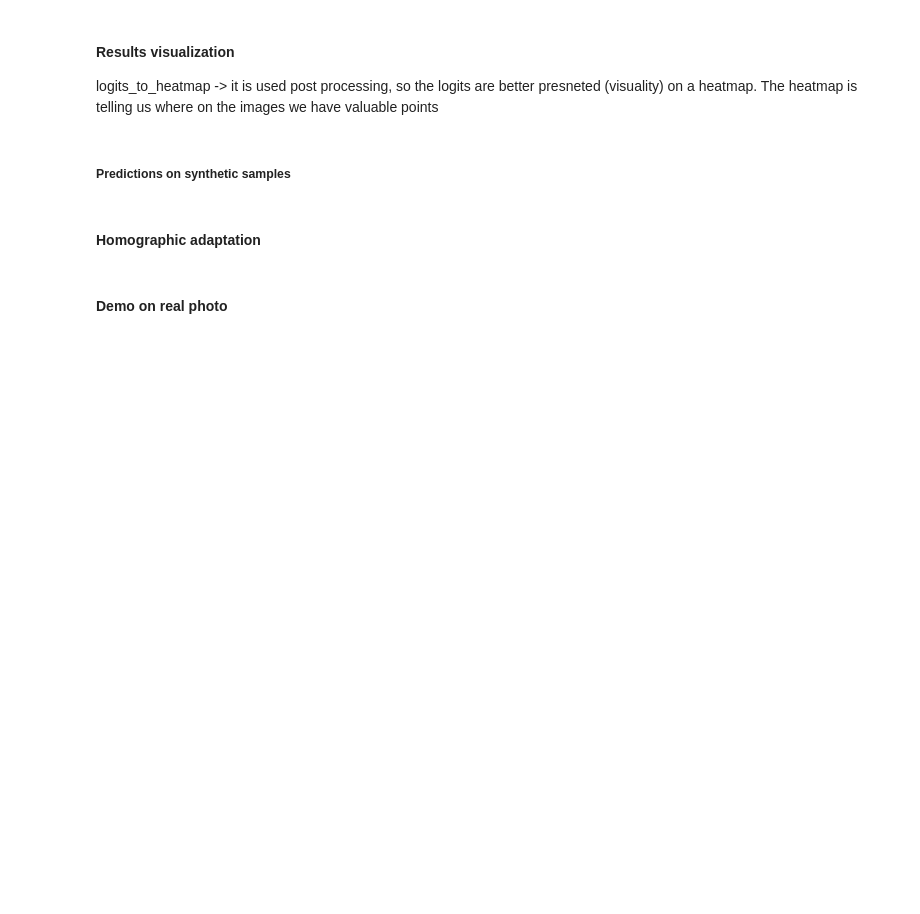
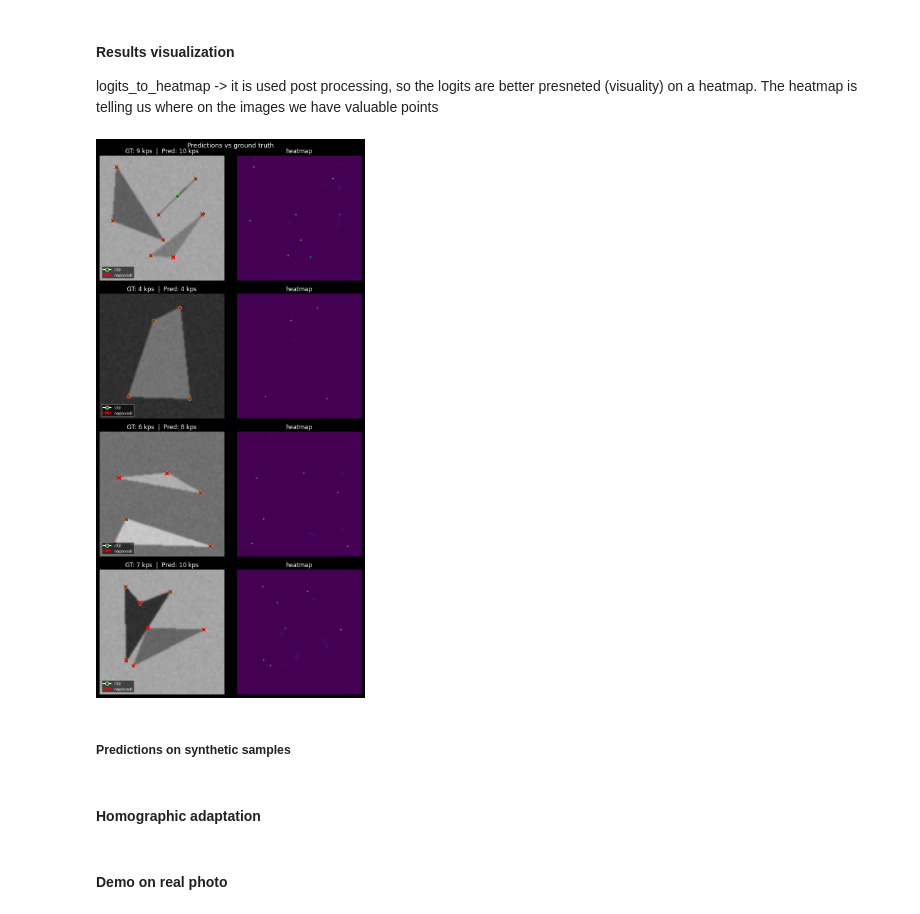
Before and after one commit to korunoskandrea/RV, a Jupyter notebook: vaja_02/detecting_points.ipynb, the cells around one changed output. Saved outputs shown, nothing was run; the diff lists cells and outputs as text; code cells hidden in the pictures; blank space fills up the shorter version.

```diff
--- a/vaja_02/detecting_points.ipynb
+++ b/vaja_02/detecting_points.ipynb
@@ -735,3 +762,59 @@ def load_model(path='models/model_final.pth'):
+# %%
+def show_predictions(model, num_samples=4):
+    IMG_W, IMG_H = 128, 128
+    fig, axs = plt.subplots(num_samples, 2, figsize=(8, 4 * num_samples))
+
+    model.eval()
+    with torch.no_grad():
+        for row in range(num_samples):
+            # generate sample
+            image, ground_truth_keypoints = generate_image_with_more_shapes(IMG_W, IMG_H, 4)
+
+            gray = cv2.cvtColor(image, cv2.COLOR_BGR2GRAY).astype(np.float32) / 255.0
+            image_tensor = torch.from_numpy(gray).unsqueeze(0).unsqueeze(0).to(device)
+
+            # inference
+            logits = model(image_tensor)
+            heatmap_tensor = logits_to_heatmap(logits)
+            predicted_keypoints, prob_map = get_keypoints_from_heatmap(heatmap_tensor)
+
+            # --- left: grayscale + ground truth + predictions ---
+            axs[row, 0].imshow(gray, cmap='gray', vmin=0, vmax=1)
+
+            for x, y in ground_truth_keypoints:
+                axs[row, 0].plot(x, y, 'go', ms=7,
+                                 markerfacecolor='g', markeredgecolor='white', markeredgewidth=0.5)
+
+            for x, y in predicted_keypoints:
+                axs[row, 0].plot(x, y, 'rx', ms=7, mew=1.5)
+
+            axs[row, 0].legend(
+                handles=[
+                    plt.Line2D([0], [0], marker='o', color='w', markerfacecolor='g',
+                               markersize=7, label='cilji'),
+                    plt.Line2D([0], [0], marker='x', color='r',
+                               markersize=7, markeredgewidth=1.5, label='napovedi'),
+                ],
+                loc='lower left', fontsize=8, framealpha=0.6
+            )
+            axs[row, 0].set_title(
+                f'GT: {len(ground_truth_keypoints)} kps  |  Pred: {len(predicted_keypoints)} kps'
+            )
+            axs[row, 0].axis('off')
+
+            # --- right: model heatmap ---
+            axs[row, 1].imshow(prob_map, cmap='viridis')
+            axs[row, 1].set_title('heatmap')
+            axs[row, 1].axis('off')
+
+    plt.suptitle('Predictions vs ground truth', fontsize=13)
+    plt.tight_layout()
+    plt.show()
+
+
+show_predictions(model, num_samples=4)
+# %% [output]
+[figure, added]
 # %% [markdown]
 ##### Predictions on synthetic samples
 # %%
```
Also changed, not shown: parts of 23 cells of this notebook, 2 other files.
